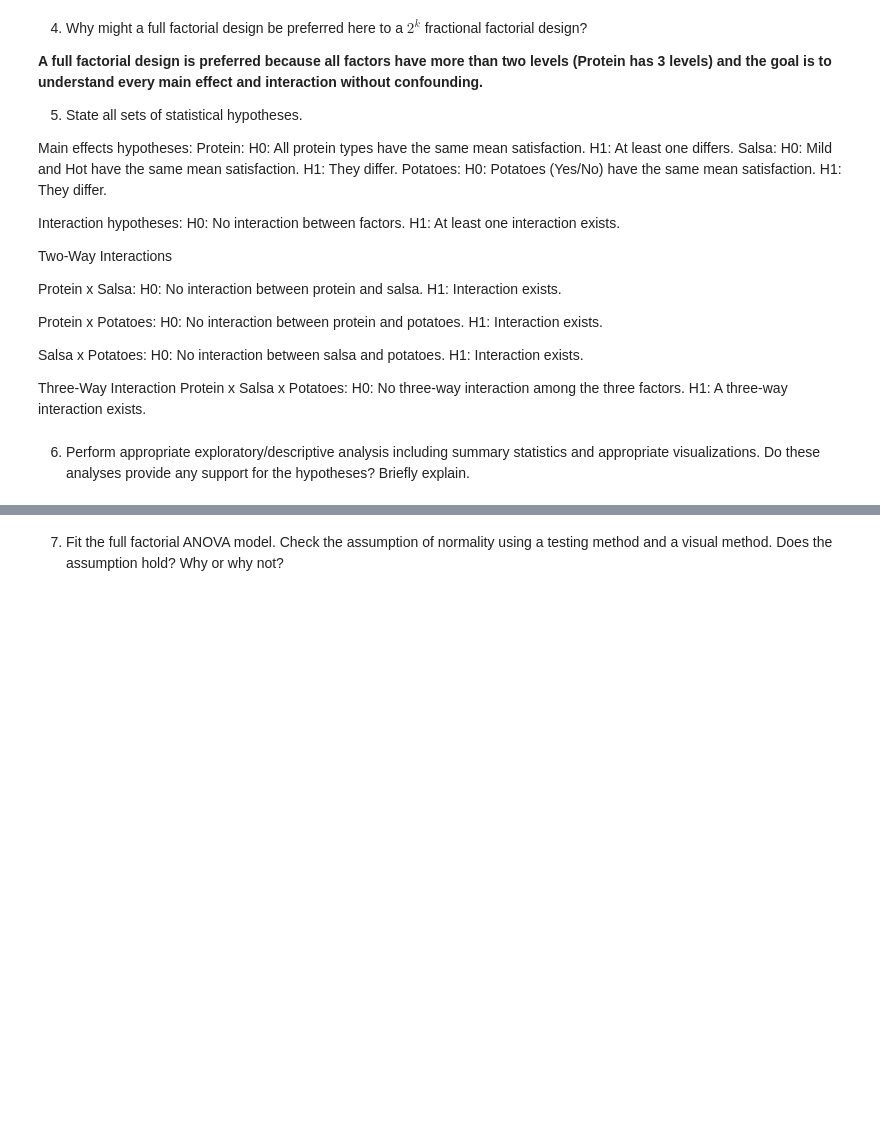
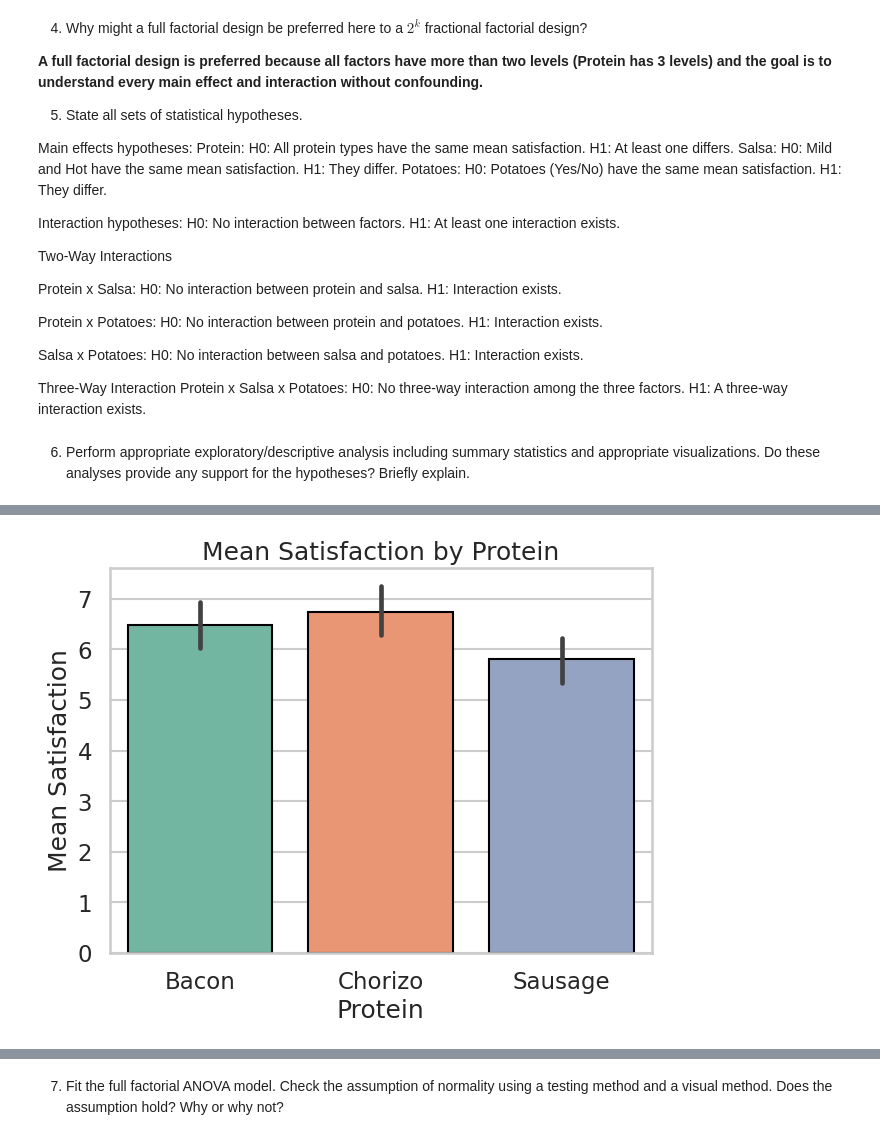
Before and after one commit to shahrukh-malikk/STAT-7220-Applied-Experimental-Design, a Jupyter notebook: Assignments/Final-Exam/Final-Exam.ipynb, the cells around one changed output, grey strips where cells are left out. Saved outputs shown, nothing was run; the diff lists cells and outputs as text; code cells hidden in the pictures; blank space fills up the shorter version.

```diff
--- a/Assignments/Final-Exam/Final-Exam.ipynb
+++ b/Assignments/Final-Exam/Final-Exam.ipynb
@@ -69,0 +256,83 @@ H1: A three-way interaction exists.
+# %%
+import pandas as pd
+import matplotlib.pyplot as plt
+import seaborn as sns
+
+# Load dataset
+df = pd.read_excel("Busters Burritos.xlsx")
+
+# Convert to categories
+df["Protein"]   = df["Protein"].astype("category")
+df["Salsa"]     = df["Salsa"].astype("category")
+df["Potatoes"]  = df["Potatoes"].astype("category")
+
+sns.set(style="whitegrid", context="talk")
+
+# -----------------------
+# SUMMARY STATISTICS
+# -----------------------
+
+print("===== Overall Summary =====")
+print(df["Satisfaction"].describe(), "\n")
+
+print("===== Means by Factor =====")
+print(df.groupby("Protein")["Satisfaction"].mean(), "\n")
+print(df.groupby("Salsa")["Satisfaction"].mean(), "\n")
+print(df.groupby("Potatoes")["Satisfaction"].mean(), "\n")
+
+print("===== Treatment Combinations =====")
+print(df.groupby(["Protein", "Salsa", "Potatoes"])["Satisfaction"].mean(), "\n")
+
+
+# ================================
+# MAIN EFFECT BARPLOTS (simple)
+# ================================
+
+def barplot_main(factor):
+    plt.figure(figsize=(7,5))
+    sns.barplot(
+        data=df, x=factor, y="Satisfaction",
+        estimator="mean", ci=95, palette="Set2", edgecolor="black"
+    )
+    plt.title(f"Mean Satisfaction by {factor}")
+    plt.ylabel("Mean Satisfaction")
+    plt.show()
+
+barplot_main("Protein")
+barplot_main("Salsa")
+barplot_main("Potatoes")
+
+
+# ================================
+# INTERACTION PLOTS (BOXPLOT + MEAN LINE)
+# ================================
+
+def interaction_boxplot_mean(f1, f2):
+    # BOX PLOT WITH HUE (shows interaction & spread)
+    plt.figure(figsize=(8,5))
+    sns.boxplot(
+        data=df, x=f1, y="Satisfaction", hue=f2,
+        palette="Set2"
+    )
+    plt.title(f"Interaction Boxplot: {f1} × {f2}")
+    plt.ylabel("Satisfaction")
+    plt.show()
+
+    # MEAN LINE PLOT (cleanest interaction display)
+    means = df.groupby([f1, f2])["Satisfaction"].mean().reset_index()
+
+    plt.figure(figsize=(8,5))
+    sns.pointplot(
+        data=means, x=f1, y="Satisfaction", hue=f2,
+        markers="o", linestyles="--", palette="Set1"
+    )
+    plt.title(f"Interaction Means: {f1} × {f2}")
+    plt.ylabel("Mean Satisfaction")
+    plt.show()
+
+
+# Apply to all 3 two-way interactions
+interaction_boxplot_mean("Protein", "Salsa")
+interaction_boxplot_mean("Protein", "Potatoes")
+interaction_boxplot_mean("Salsa", "Potatoes")
+# %% [output]
@@ -69,0 +363 @@ H1: A three-way interaction exists.
+[figure, added]
```
Also changed, not shown: parts of 3 cells of this notebook.
